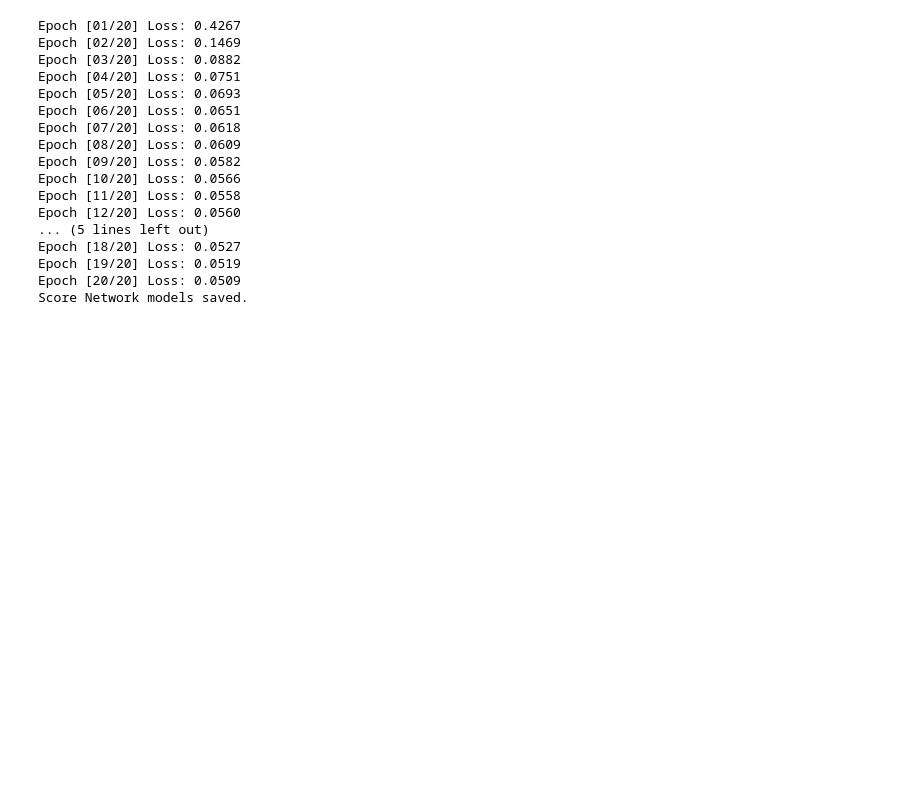
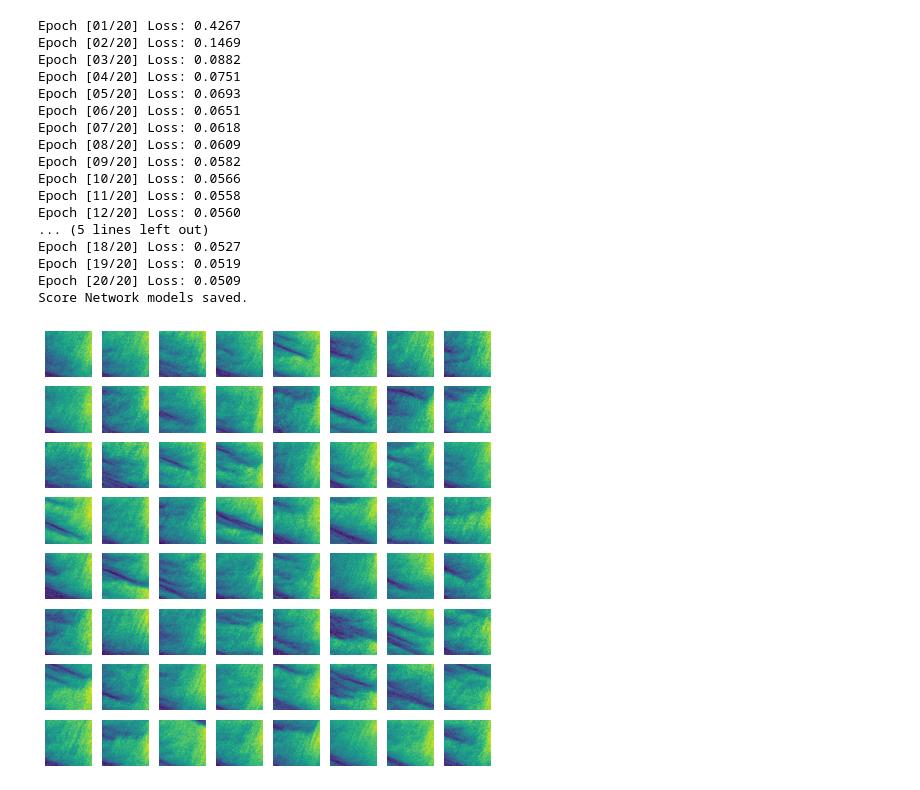
Before and after one commit to benchoi93/DGMinTransportation, a Jupyter notebook: TimeSpaceDiagram/NCSN_completed.ipynb, the cells around one changed output. Cells and saved outputs as stored; diff of their text form; code cells hidden in the pictures; blank space fills up the shorter version.

```diff
--- a/TimeSpaceDiagram/NCSN_completed.ipynb
+++ b/TimeSpaceDiagram/NCSN_completed.ipynb
@@ -288,18 +288,20 @@ Score Network models saved.
 # %%
 sampling_number = 64
 # Suggest to use GPU. Running Annealed Langevin Dynamics in CPU takes extremely long time
 # device = "cpu"
 
 # score_fn = Model(n_steps, sigma_min, sigma_max).to(device)
 # score_fn.load_state_dict(torch.load('models/score_fn.pth', map_location=device))
 dynamic = AnnealedLangevinDynamic(sigma_min, sigma_max, n_steps, annealed_step, score_fn, device, eps=eps)
 sample = dynamic.sampling(sampling_number, only_final=True)
 
 fig, ax = plt.subplots(8, 8, figsize=(8, 8))
 for i in range(8):
-    for j in range(8):
+    for j in rgange(8):
         ax[i, j].imshow(sample.cpu().numpy()[i * 8 + j][0,:,:], origin="lower")
         ax[i, j].axis("off")
 
 plt.savefig("img/NCSN_result.png", dpi=500)
 plt.show()
+# %% [output]
+[figure, added]
```
